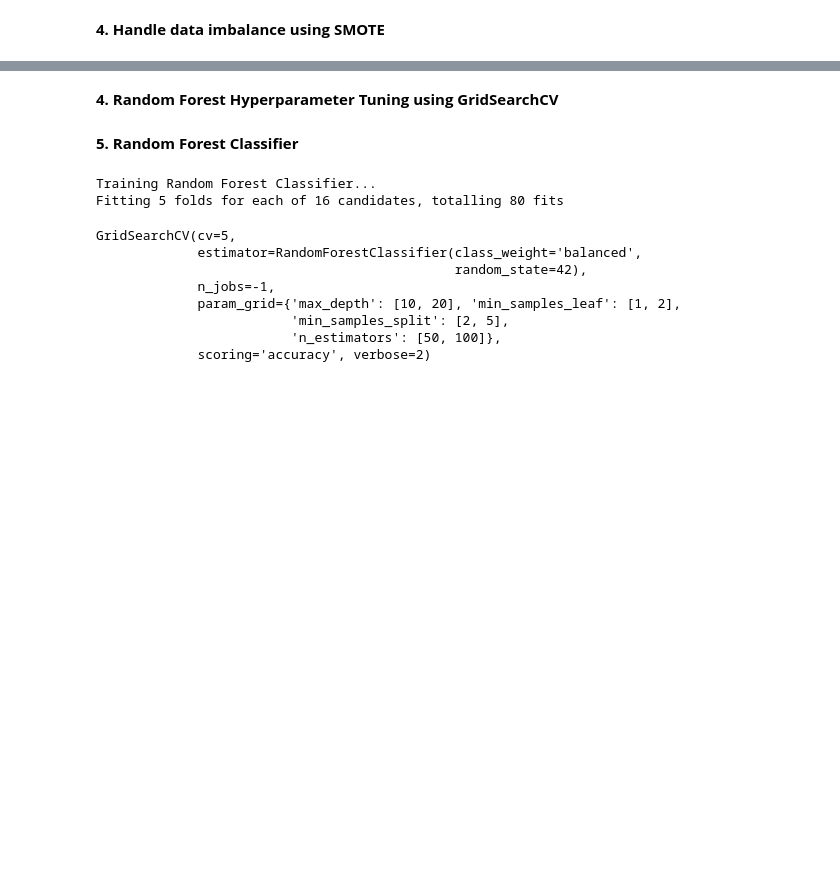
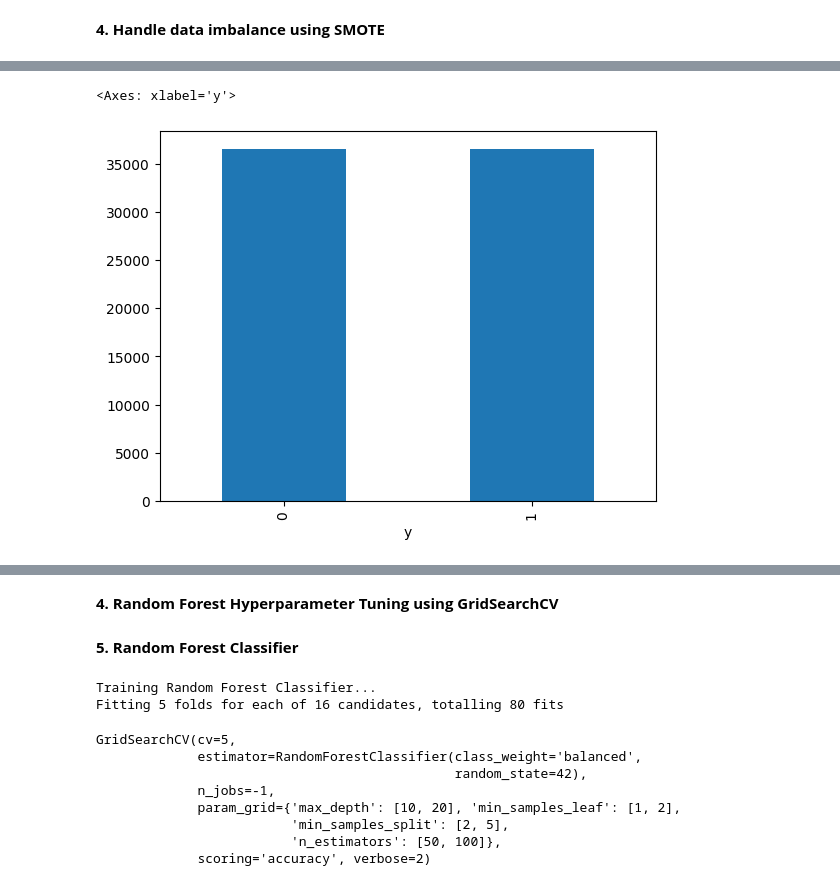
Before and after one commit to SiyumiJayawardhane/Customer-Subscription-Prediction, a Jupyter notebook: MachineLearningCourseWork.ipynb, the cells around one changed output, grey strips where cells are left out. Cells and saved outputs as stored; diff of their text form; code cells hidden in the pictures; blank space fills up the shorter version.

```diff
--- a/MachineLearningCourseWork.ipynb
+++ b/MachineLearningCourseWork.ipynb
@@ -214,3 +262,8 @@ y = data['y']
+# %%
+y_smote.value_counts().plot(kind='bar')
+# %% [output]
+<Axes: xlabel='y'>
+[figure, added]
 # %%
 # Scale numerical features
 scaler = StandardScaler()
```
Also changed, not shown: parts of 27 cells of this notebook.
